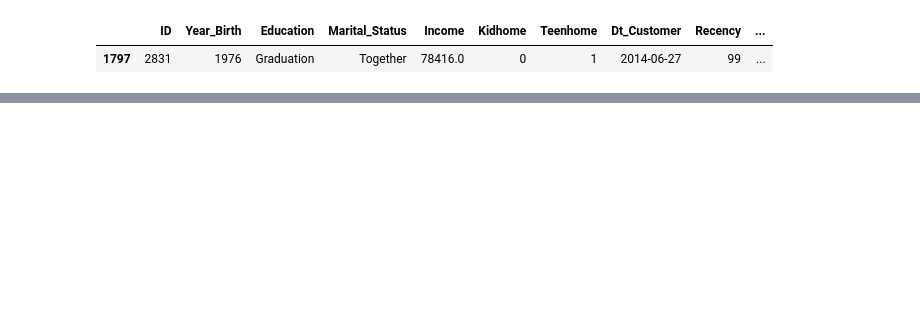
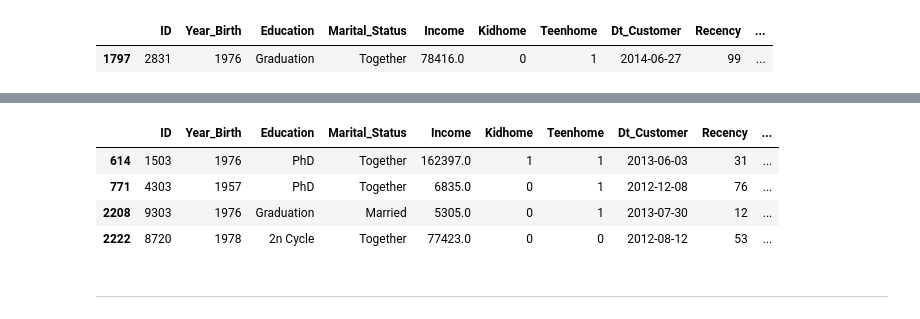
Before and after one commit to renanfmoises/consumer-behavior-analytics, a Jupyter notebook: notebooks/02. Consumer Behavior Analytics - Data Analysis.ipynb, the cells around one changed output, grey strips where cells are left out. Saved outputs shown, nothing was run; the diff lists cells and outputs as text; code cells hidden in the pictures; blank space fills up the shorter version.

```diff
--- a/notebooks/02. Consumer Behavior Analytics - Data Analysis.ipynb
+++ b/notebooks/02. Consumer Behavior Analytics - Data Analysis.ipynb
@@ -307,0 +347,24 @@ ccustomers.head()
+# %%
+# Creating Average Ticket variable
+
+#######################################
+## With CAUTION with division by zero #
+#######################################
+
+# Setting up total number of purchases per customer
+total_purchases_per_customer = np.sum(ccustomers[['NumDealsPurchases',
+                                                  'NumWebPurchases',
+                                                  'NumCatalogPurchases',
+                                                  'NumStorePurchases']], axis = 1)
+
+# Calculating average ticket expense per customer
+avg_ticket = round(total_spent_per_customer / total_purchases_per_customer, 2)
+
+# Dealing with customers with zero purchases, and replacing np.inf by -1
+ccustomers['Avg_Ticket'] = np.where(avg_ticket == np.inf, -1, avg_ticket)
+
+# Reviweing dataframe
+ccustomers.head()
+
+# Reviewing -1 cases
+# ccustomers[ccustomers['Avg_Ticket'] == -1] # Uncomment for dataframe view
@@ -307,0 +378,8 @@ ccustomers.head()
+# %%
+ccustomers[total_purchases_per_customer == 1]
+# %% [output]
+|  | ID | Year_Birth | Education | Marital_Status | Income | Kidhome | Teenhome | Dt_Customer | Recency | ... |
+| 614 | 1503 | 1976 | PhD | Together | 162397.0 | 1 | 1 | 2013-06-03 | 31 | ... |
+| 771 | 4303 | 1957 | PhD | Together | 6835.0 | 0 | 1 | 2012-12-08 | 76 | ... |
+| 2208 | 9303 | 1976 | Graduation | Married | 5305.0 | 0 | 1 | 2013-07-30 | 12 | ... |
+| 2222 | 8720 | 1978 | 2n Cycle | Together | 77423.0 | 0 | 0 | 2012-08-12 | 53 | ... |
@@ -308,3 +397,5 @@ ccustomers.head()
+# %% [markdown]
+------------------
 # %%
 # ccustomers[ccustomers['Dt_Customer'] == ccustomers['Dt_Customer'].min()]
 # %%
```
Also changed, not shown: parts of 35 cells of this notebook.
